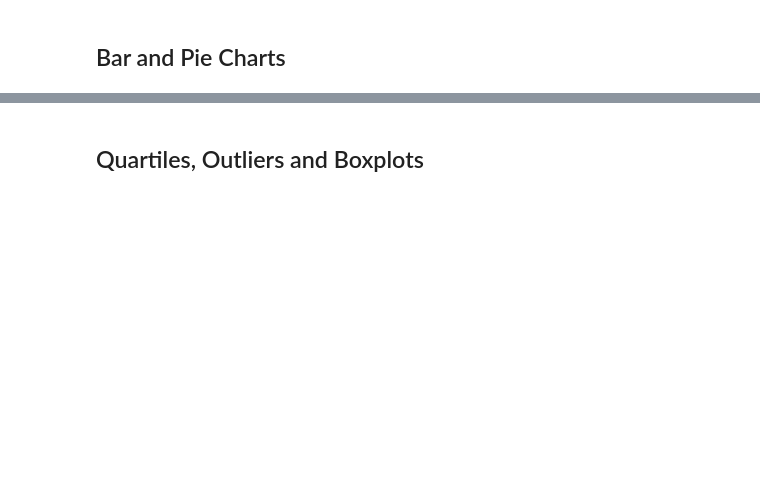
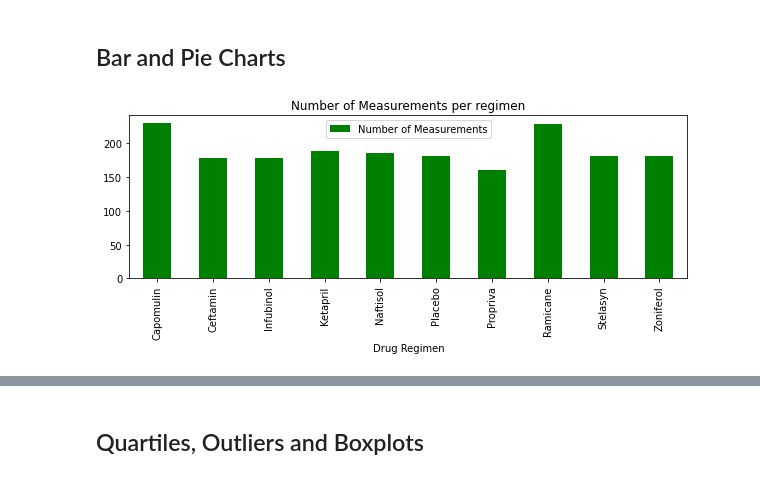
Before and after one commit to osie78/Pymaceuticals, a Jupyter notebook: Pymaceuticals/pymaceuticals_starter.ipynb, the cells around one changed output, grey strips where cells are left out. Drawn from its saved outputs; the diff is of its cells as text; code cells hidden in the pictures; blank space fills up the shorter version.

```diff
--- a/Pymaceuticals/pymaceuticals_starter.ipynb
+++ b/Pymaceuticals/pymaceuticals_starter.ipynb
@@ -115,3 +157,13 @@ drug_regimen=
 # %% [markdown]
 ## Bar and Pie Charts
+# %%
+# Generate a bar plot showing the total number of measurements taken on each drug regimen using pandas.
+measurements=drug_regimen[["Sex"]].count() #counting any column
+measurements=measurements.rename(columns={"Sex":"Number of Measurements"})
+
+measurements.plot(kind="bar", figsize=(10,3), color="g") #using pandas to plot a bar chart, green color.
+plt.title("Number of Measurements per regimen") #setting title for the plot
+plt.show()
+# %% [output]
+[figure, added]
 # %%
```
Also changed, not shown: parts of 24 cells of this notebook.
